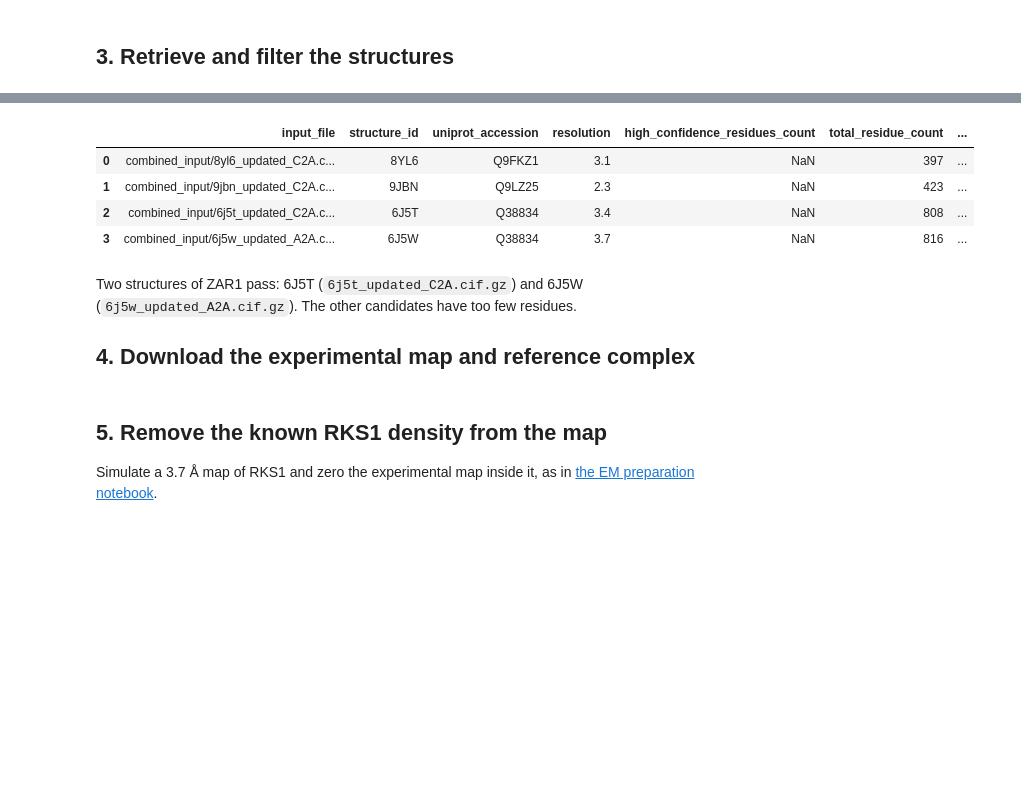
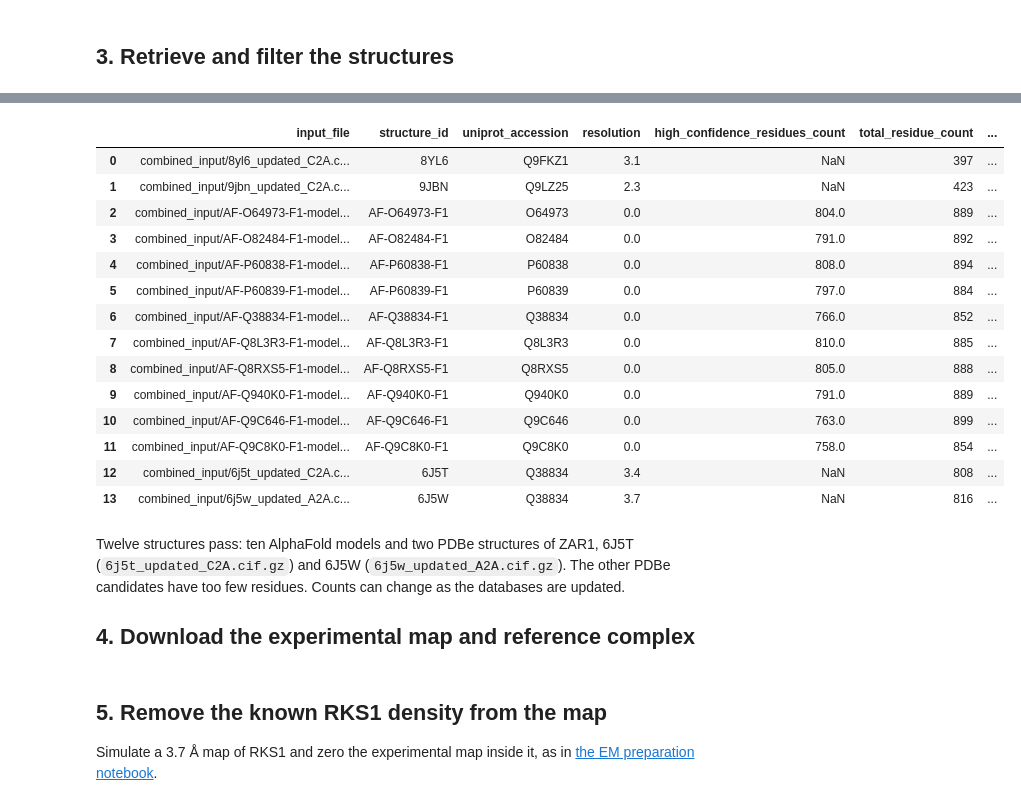
Before and after one commit to haddocking/protein-detective, a Jupyter notebook: docs/tutorial.ipynb, the cells around one changed output, grey strips where cells are left out. Drawn from its saved outputs; the diff is of its cells as text; code cells hidden in the pictures; blank space fills up the shorter version.

Commit message:
Expand tutorial candidates and rerun with four refinement samples

```diff
--- a/docs/tutorial.ipynb
+++ b/docs/tutorial.ipynb
@@ -127,14 +139,30 @@ Statistics written to tutorial-6j5w/combined_stats.csv
 # %%
-pd.read_csv("tutorial-6j5w/combined_stats.csv")
+stats = pd.read_csv("tutorial-6j5w/combined_stats.csv")
+candidates = stats.loc[stats["passed"]]
+assert 5 <= len(candidates) <= 15, f"Expected 5-15 candidate structures, found {len(candidates)}"
+assert (candidates["structure_id"] == "6J5W").any(), "6J5W must pass the filters"
+stats
 # %% [output]
 |  | input_file | structure_id | uniprot_accession | resolution | high_confidence_residues_count | total_residue_count | ... |
 | 0 | combined_input/8yl6_updated_C2A.c... | 8YL6 | Q9FKZ1 | 3.1 | NaN | 397 | ... |
 | 1 | combined_input/9jbn_updated_C2A.c... | 9JBN | Q9LZ25 | 2.3 | NaN | 423 | ... |
-| 2 | combined_input/6j5t_updated_C2A.c... | 6J5T | Q38834 | 3.4 | NaN | 808 | ... |
-| 3 | combined_input/6j5w_updated_A2A.c... | 6J5W | Q38834 | 3.7 | NaN | 816 | ... |
+| 2 | combined_input/AF-O64973-F1-model... | AF-O64973-F1 | O64973 | 0.0 | 804.0 | 889 | ... |
+| 3 | combined_input/AF-O82484-F1-model... | AF-O82484-F1 | O82484 | 0.0 | 791.0 | 892 | ... |
+| 4 | combined_input/AF-P60838-F1-model... | AF-P60838-F1 | P60838 | 0.0 | 808.0 | 894 | ... |
+| 5 | combined_input/AF-P60839-F1-model... | AF-P60839-F1 | P60839 | 0.0 | 797.0 | 884 | ... |
+| 6 | combined_input/AF-Q38834-F1-model... | AF-Q38834-F1 | Q38834 | 0.0 | 766.0 | 852 | ... |
+| 7 | combined_input/AF-Q8L3R3-F1-model... | AF-Q8L3R3-F1 | Q8L3R3 | 0.0 | 810.0 | 885 | ... |
+| 8 | combined_input/AF-Q8RXS5-F1-model... | AF-Q8RXS5-F1 | Q8RXS5 | 0.0 | 805.0 | 888 | ... |
+| 9 | combined_input/AF-Q940K0-F1-model... | AF-Q940K0-F1 | Q940K0 | 0.0 | 791.0 | 889 | ... |
+| 10 | combined_input/AF-Q9C646-F1-model... | AF-Q9C646-F1 | Q9C646 | 0.0 | 763.0 | 899 | ... |
+| 11 | combined_input/AF-Q9C8K0-F1-model... | AF-Q9C8K0-F1 | Q9C8K0 | 0.0 | 758.0 | 854 | ... |
+| 12 | combined_input/6j5t_updated_C2A.c... | 6J5T | Q38834 | 3.4 | NaN | 808 | ... |
+| 13 | combined_input/6j5w_updated_A2A.c... | 6J5W | Q38834 | 3.7 | NaN | 816 | ... |
 # %% [markdown]
-Two structures of ZAR1 pass: 6J5T (`6j5t_updated_C2A.cif.gz`) and 6J5W
-(`6j5w_updated_A2A.cif.gz`). The other candidates have too few residues.
+Twelve structures pass: ten AlphaFold models and two PDBe structures of ZAR1,
+6J5T (`6j5t_updated_C2A.cif.gz`) and 6J5W (`6j5w_updated_A2A.cif.gz`).
+The other PDBe candidates have too few residues. Counts can change as the
+databases are updated.
 
 ## 4. Download the experimental map and reference complex
 # %%
```
Also changed, not shown: parts of 12 cells of this notebook.
